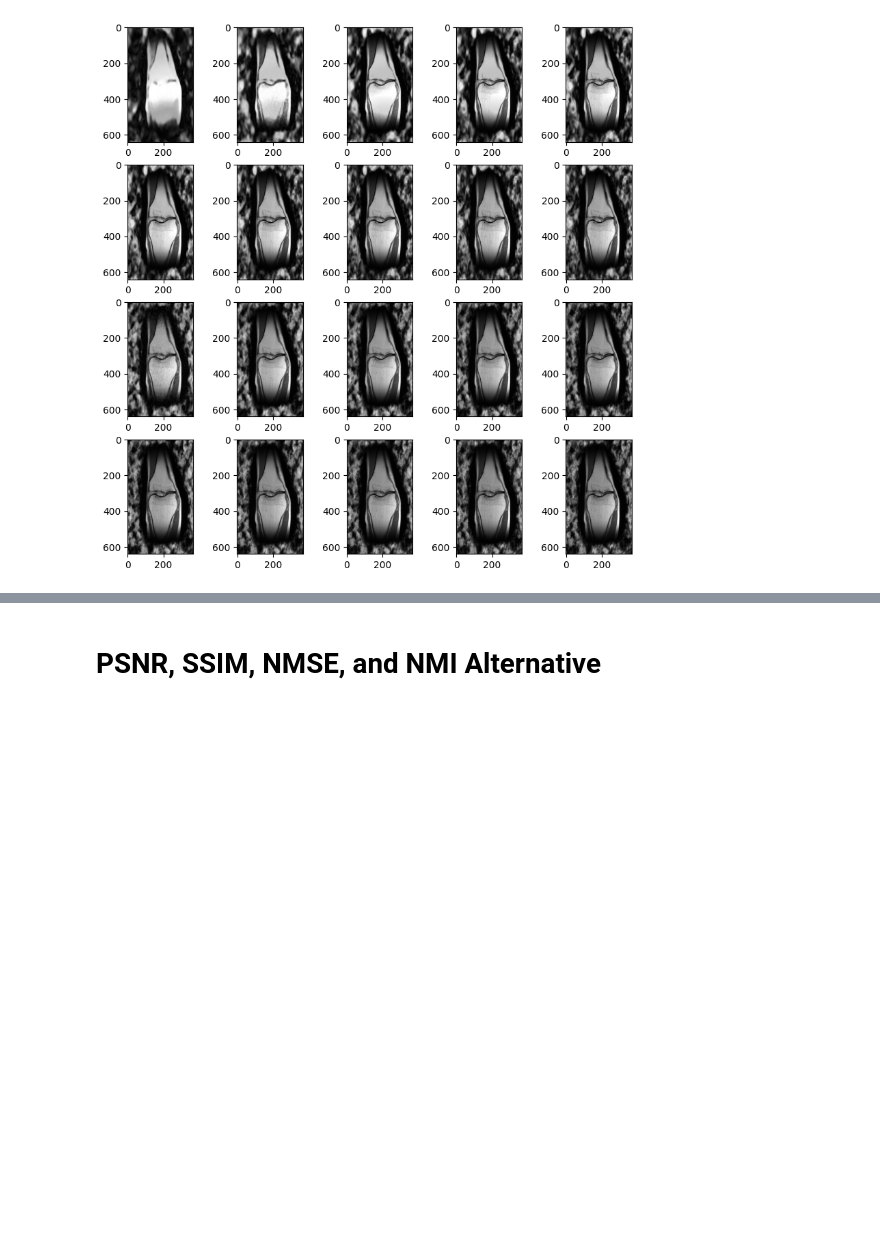
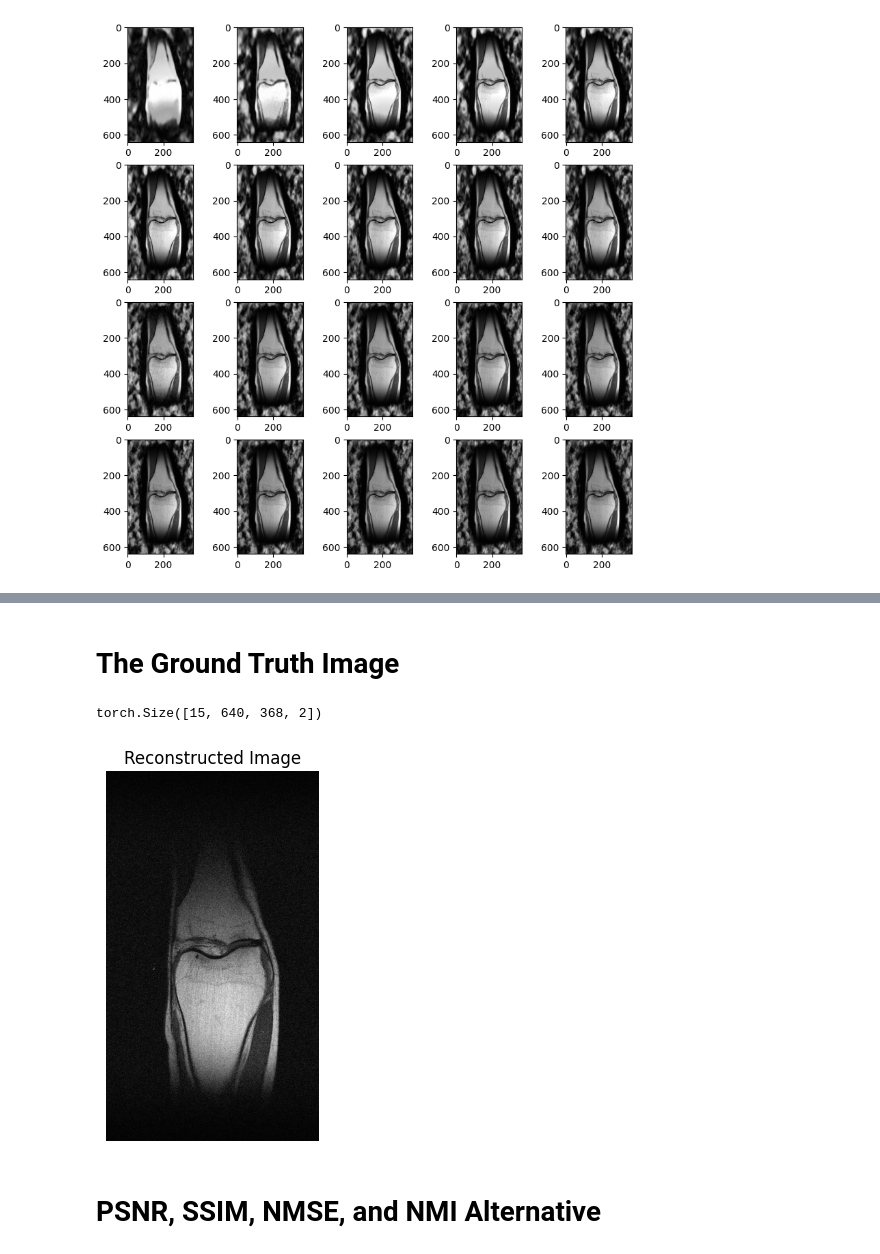
Before and after one commit to gRox167/ese5934_project, a Jupyter notebook: framework_Rezwana_Modified.ipynb, the cells around one changed output, grey strips where cells are left out. Saved outputs shown, nothing was run; the diff lists cells and outputs as text; code cells hidden in the pictures; blank space fills up the shorter version.

```diff
--- a/framework_Rezwana_Modified.ipynb
+++ b/framework_Rezwana_Modified.ipynb
@@ -510,3 +436,27 @@ PSNR: 43.63046044473583
+# %% [markdown]
+# The Ground Truth Image
+# %%
+reconstructModel=F_adj()
+GroundTruth_Image=reconstructModel(kspace)
+GroundTruth_Image.shape
+# %% [output]
+torch.Size([15, 640, 368, 2])
+# %%
+import matplotlib.pyplot as plt
+
+# Assuming `reconstructed_image` is a complex-valued tensor or array
+# and `complex_abs` is a function that computes the magnitude of complex data
+
+# Calculate the absolute value (magnitude) of the reconstructed image for visualization
+image_magnitude = complex_abs(GroundTruth_Image[8])
+
+# Plot the image
+plt.imshow(image_magnitude, cmap="gray")
+plt.title("Reconstructed Image")
+plt.axis('off')  # Optional: Removes the axis to emphasize the image
+plt.show()
+# %% [output]
+[figure, added]
 # %% [markdown]
 # PSNR, SSIM, NMSE, and NMI Alternative
 # %%
```
Also changed, not shown: parts of 24 cells of this notebook.
